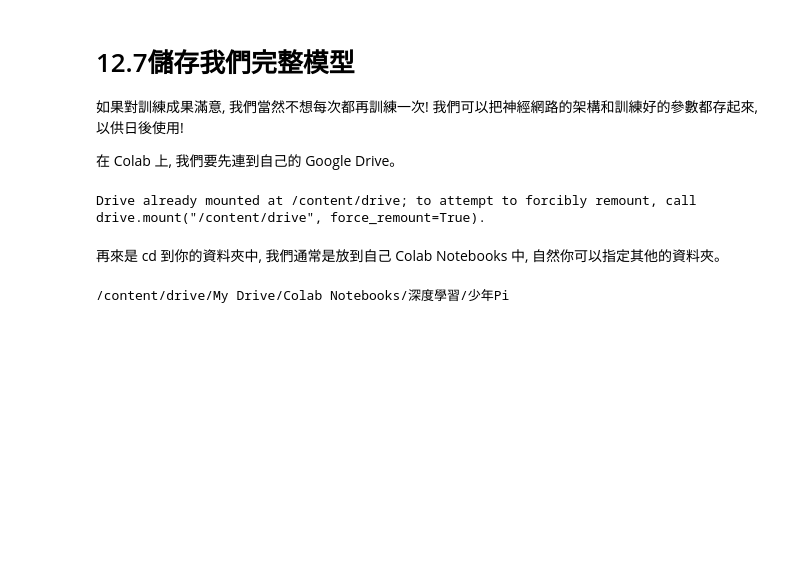
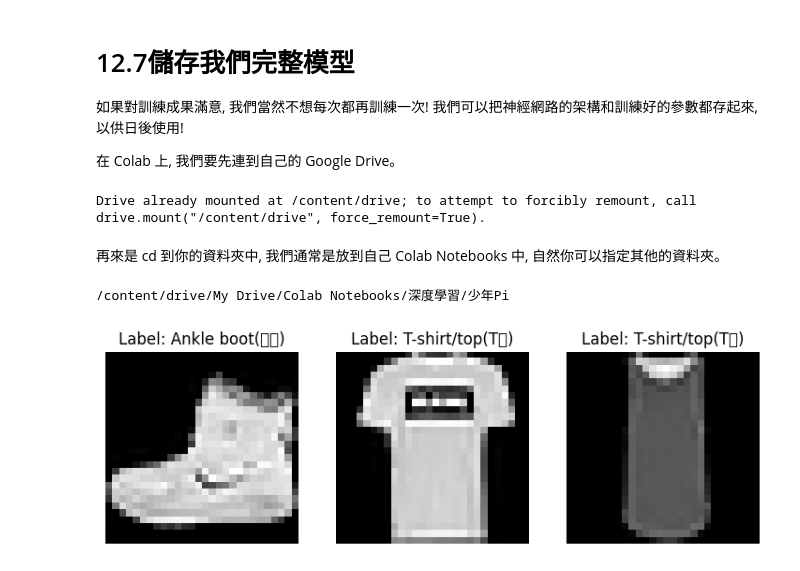
Before and after one commit to 3B032049/2025_ML_hws, a Jupyter notebook: hw3.ipynb, the cells around one changed output. Drawn from its saved outputs; the diff is of its cells as text; code cells hidden in the pictures; blank space fills up the shorter version.

```diff
--- a/hw3.ipynb
+++ b/hw3.ipynb
@@ -19,6 +19,9 @@ from tensorflow.keras.datasets import fashion_mnist #流行衣物
 # 11.4切分訓練資料和測試資料
 # %%
 (x_train, y_train), (x_test, y_test) = fashion_mnist.load_data()
+# %%
+labels = ["T-shirt/top(T恤)", "Trouser (褲子)", "Pullover(套衫)", "Dress(裙子) ","Coat(外套)", "Sandal (涼鞋)"
+,"Shirt (汗衫)", "Sneaker(運動鞋)", "Bag(包)" ,"Ankle boot(踝靴)"]
 # %% [markdown]
 # 11.5欣賞一下資料
 # %%
@@ -228,3 +285,17 @@ Drive already mounted at /content/drive; to attempt to forcibly remount, call dr
 /content/drive/My Drive/Colab Notebooks/深度學習/少年Pi
 # %%
 model.save('my_dnn_model.keras')
+# %%
+
+import matplotlib.pyplot as plt
+
+# 顯示三張訓練資料及其標籤名稱
+plt.figure(figsize=(9, 3))
+for i in range(3):
+    plt.subplot(1, 3, i+1)
+    plt.imshow(x_train[i].reshape(28, 28), cmap='gray')
+    plt.title("Label: " + labels[np.argmax(y_train[i])])
+    plt.axis('off')
+plt.show()
+# %% [output]
+[figure, added]
```
Also changed, not shown: parts of 16 cells of this notebook.
